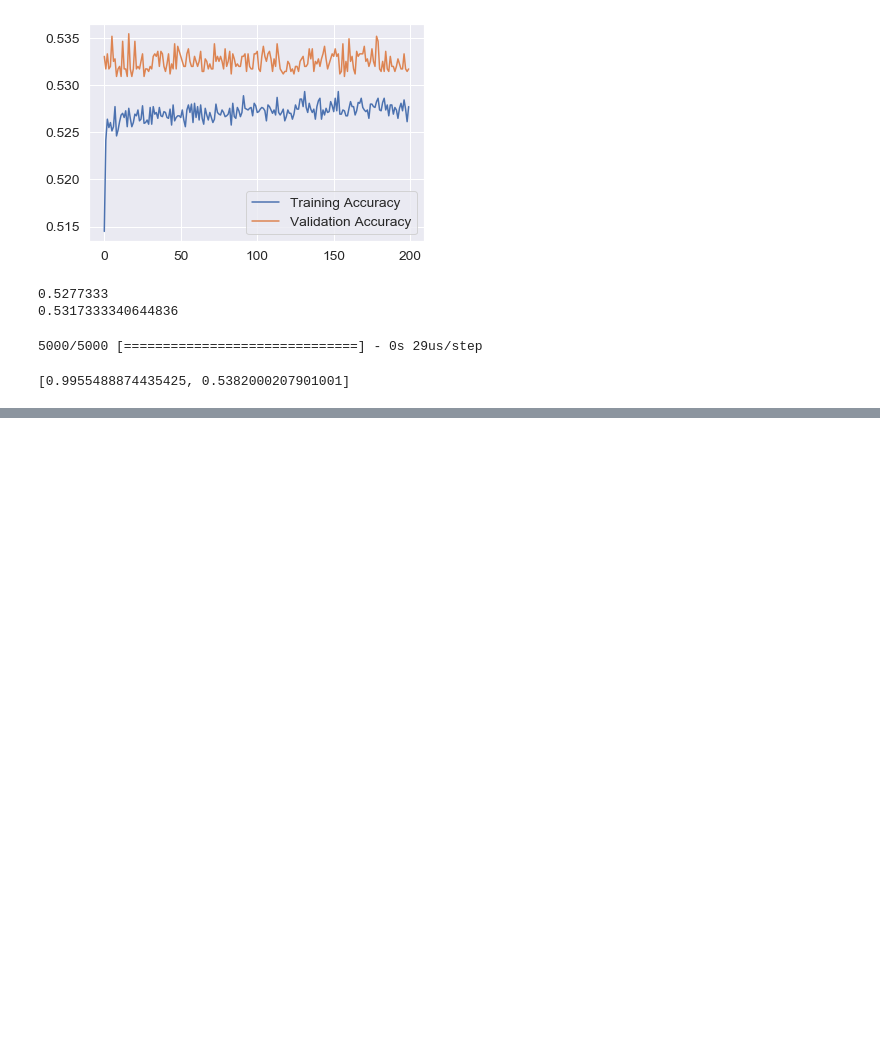
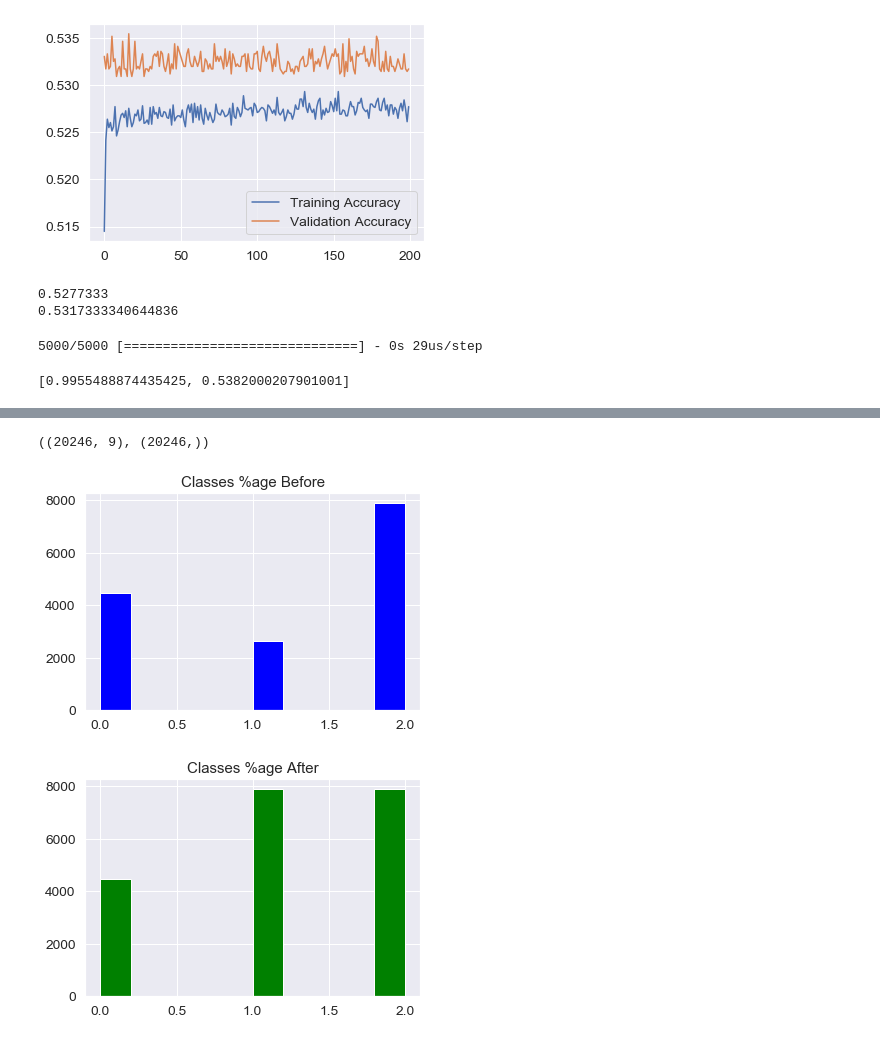
Before and after one commit to ishagupta36/Marketing-Models-Spotify, a Jupyter notebook: Simple Model.ipynb, the cells around one changed output, grey strips where cells are left out. Saved outputs shown, nothing was run; the diff lists cells and outputs as text; code cells hidden in the pictures; blank space fills up the shorter version.

```diff
--- a/Simple Model.ipynb
+++ b/Simple Model.ipynb
@@ -368,0 +391,18 @@ print(history.history['val_acc'][-1])
+# %%
+smote=SMOTE('minority')
+x_sm,y_sm=smote.fit_sample(x_train,y_train)
+x_sm.shape,y_sm.shape
+# %% [output]
+((20246, 9), (20246,))
+# %%
+ys=[y_train,y_sm]
+color=['blue','green']
+when=['Before','After']
+for j in range(1,3):
+    ax=fig.add_subplot(1,2,j)
+    plt.hist(ys[j-1],color=color[j-1])
+    plt.title(f'Classes %age {when[j-1]}')
+    plt.show()
+# %% [output]
+[figure, added]
+[figure, added]
```
Also changed, not shown: parts of 14 cells of this notebook.
